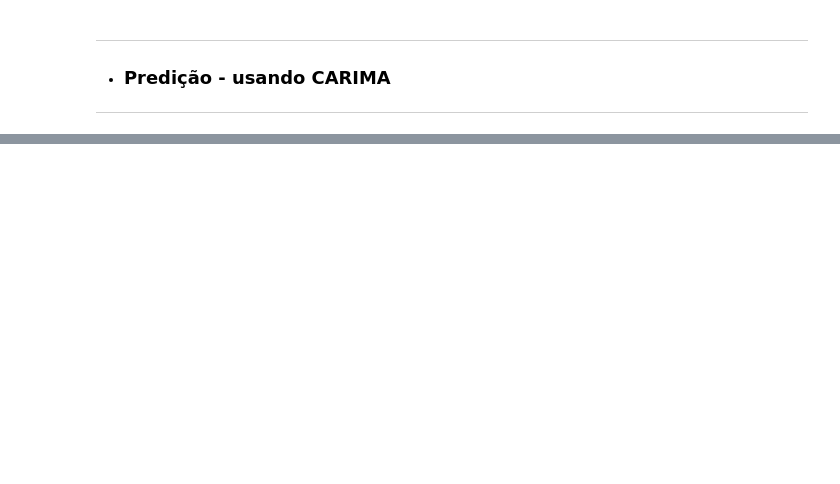
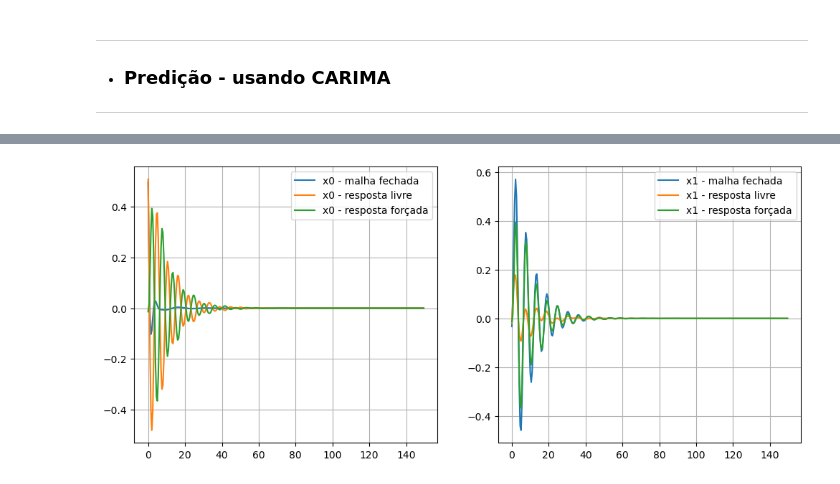
Before and after one commit to AlisonTristao/renovaveis, a Jupyter notebook: model.ipynb, the cells around one changed output, grey strips where cells are left out. Cells and saved outputs as stored; diff of their text form; code cells hidden in the pictures; blank space fills up the shorter version.

Commit message:
controle funcionou

```diff
--- a/model.ipynb
+++ b/model.ipynb
@@ -267,0 +268,45 @@ plot(time, y_pred, "Predição - CARIMA", cols_name, time_aux=time, y_matriz_aux
+# %%
+# ponderação nas ações de controle
+alpha = 0.0
+N_y = len(time)
+N_u = len(time)
+
+R = np.eye(N_u) * alpha
+Q = np.eye(N_u) # monovariavel - delta é fixo = 1
+
+F, G = generate_matrices(H_z_matriz[1][0], N_u, N_y)
+
+# solution of quadratic problem
+K = np.linalg.inv(G.T @ G + R) @ G.T
+
+# solucao do sistema
+x0_free = y_pred[1][0][0]
+u_opt = -K @ x0_free
+
+# calcula a resposta forçada
+x0_forced = G @ u_opt
+
+# resposta total
+x0 = x0_free + x0_forced
+
+x1_free = y_pred[0][0][0]
+x1_forced = G @ u_opt
+x1 = x1_free + x1_forced
+
+# plot
+fig, ax = plt.subplots(1, 2, figsize=(12, 5))
+
+ax[0].plot(time, x0, label='x0 - malha fechada')
+ax[0].plot(time, x0_free, label='x0 - resposta livre')
+ax[0].plot(time, x0_forced, label='x0 - resposta forçada')
+
+ax[1].plot(time, x1, label='x1 - malha fechada')
+ax[1].plot(time, x1_free, label='x1 - resposta livre')
+ax[1].plot(time, x1_forced, label='x1 - resposta forçada')
+
+for a in ax:
+    a.grid()
+    a.legend()
+plt.show()
+# %% [output]
+[figure, added]
```
Also changed, not shown: parts of 8 cells of this notebook, 1 other file.
